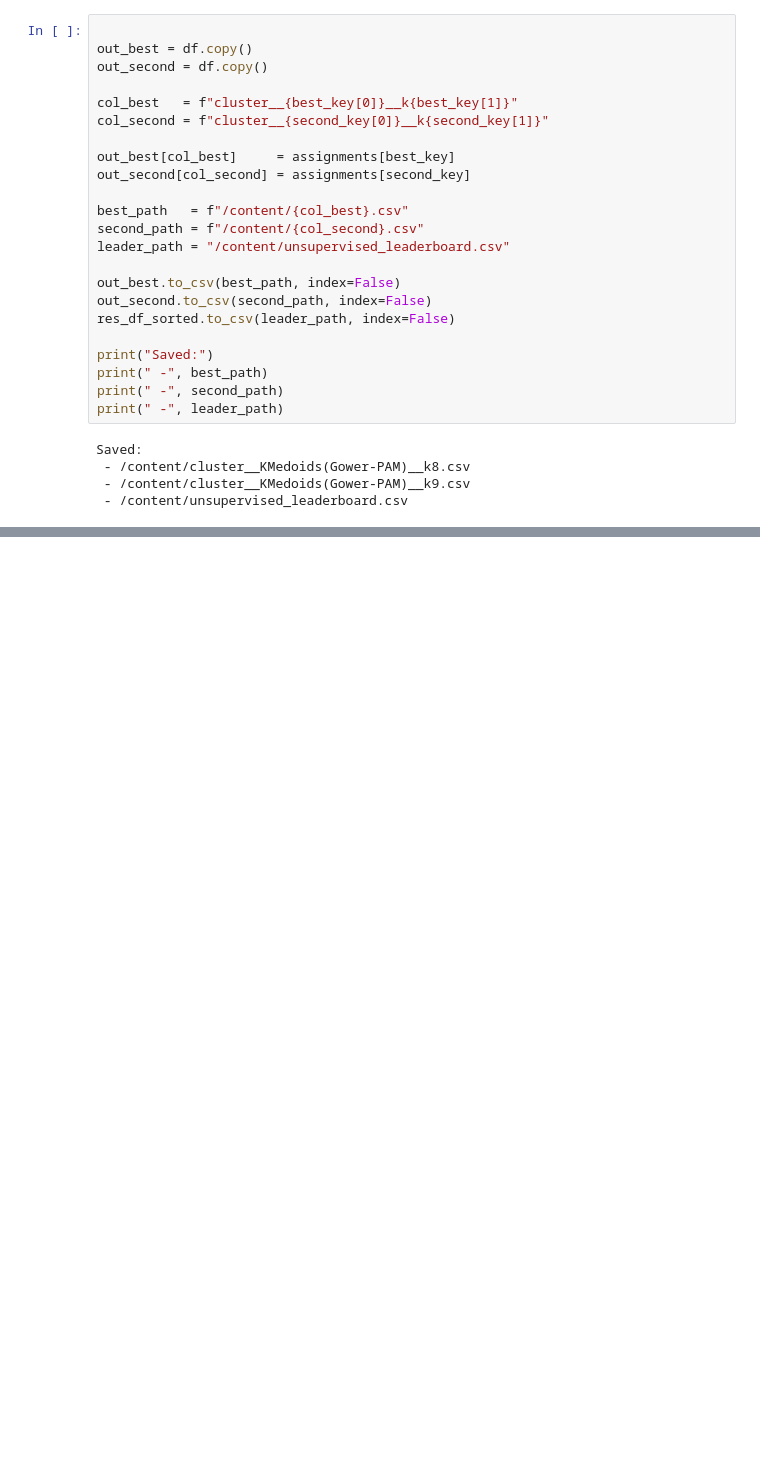
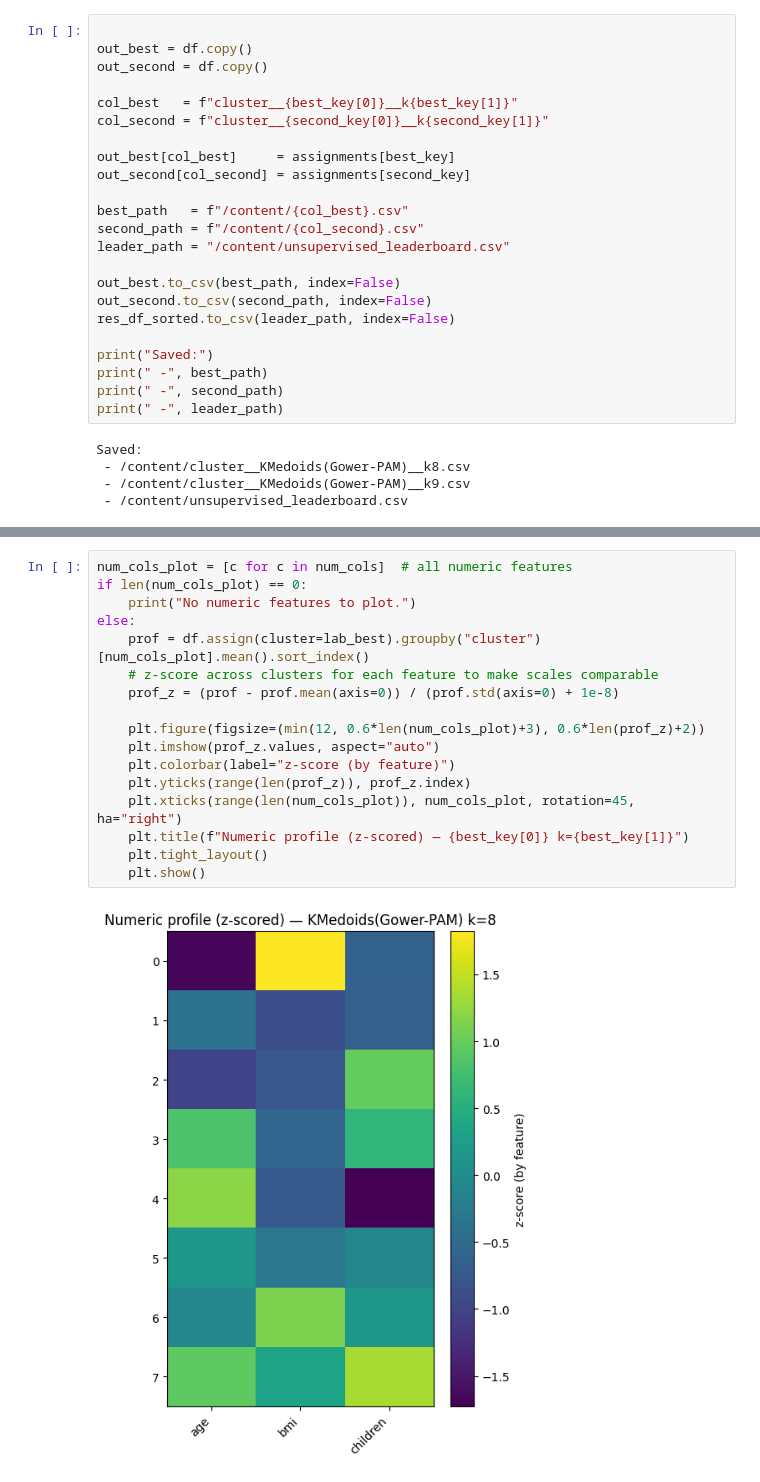
Before and after one commit to yosriawedi/ML-Project-Insurance, a Jupyter notebook: unsupervised.ipynb, the cells around one changed output, grey strips where cells are left out. Saved outputs shown, nothing was run; the diff lists cells and outputs as text; blank space fills up the shorter version.

```diff
--- a/unsupervised.ipynb
+++ b/unsupervised.ipynb
@@ -471,0 +577,19 @@ Saved:
+# %%
+num_cols_plot = [c for c in num_cols]  # all numeric features
+if len(num_cols_plot) == 0:
+    print("No numeric features to plot.")
+else:
+    prof = df.assign(cluster=lab_best).groupby("cluster")[num_cols_plot].mean().sort_index()
+    # z-score across clusters for each feature to make scales comparable
+    prof_z = (prof - prof.mean(axis=0)) / (prof.std(axis=0) + 1e-8)
+
+    plt.figure(figsize=(min(12, 0.6*len(num_cols_plot)+3), 0.6*len(prof_z)+2))
+    plt.imshow(prof_z.values, aspect="auto")
+    plt.colorbar(label="z-score (by feature)")
+    plt.yticks(range(len(prof_z)), prof_z.index)
+    plt.xticks(range(len(num_cols_plot)), num_cols_plot, rotation=45, ha="right")
+    plt.title(f"Numeric profile (z-scored) — {best_key[0]} k={best_key[1]}")
+    plt.tight_layout()
+    plt.show()
+# %% [output]
+[figure, added]
```
Also changed, not shown: parts of 5 cells of this notebook.
